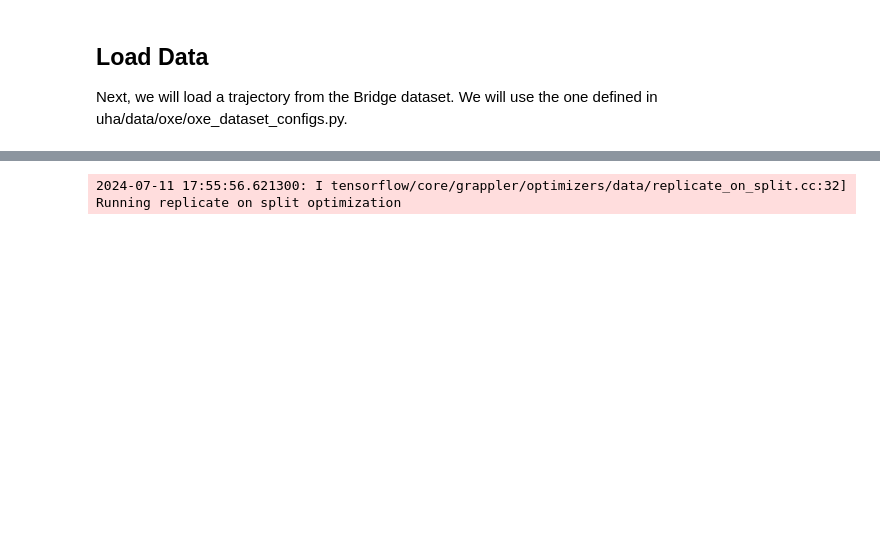
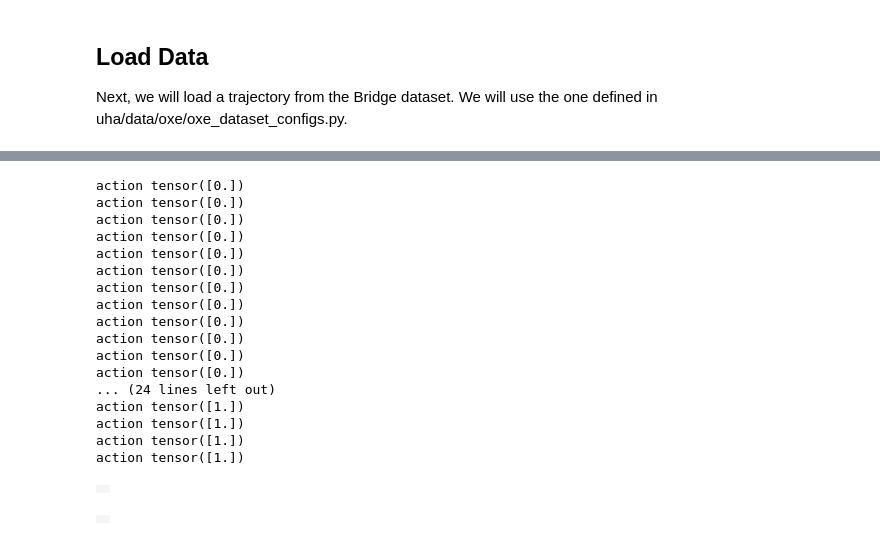
Before and after one commit to mbreuss/oxe_torch_dataloader, a Jupyter notebook: scripts/quick_check_dataloader.ipynb, the cells around one changed output, grey strips where cells are left out. Saved outputs shown, nothing was run; the diff lists cells and outputs as text; code cells hidden in the pictures; blank space fills up the shorter version.

```diff
--- a/scripts/quick_check_dataloader.ipynb
+++ b/scripts/quick_check_dataloader.ipynb
@@ -36,16 +36,19 @@ cfg_transforms = omegaconf.OmegaConf.load("../uha/data/conf/transforms/oxe_no_re
 # dataset = get_octo_dataset_tensorflow(cfg, train=True)
 dataset = get_single_dataset_tensorflow(cfg, train=True) # .repeat().unbatch()
 is_single_dataset = True
-batch_size = 128
+batch_size = 40
 # create Pytorch Train Dataset
 dataloader = make_pytorch_oxe_iterable_dataset(dataset, train=True, batch_size=batch_size, transform_dict=cfg_transforms, num_workers=0, pin_memory=True, is_single_dataset=is_single_dataset, main_process=False)
 # print("len in colab", len(dataloader.dataset))
 it = iter(dataloader)
 batch = next(it)
+batch = next(it)
+batch = next(it)
 images, image_wrist = [], []
 for i in range(batch_size):
   images.append(batch["observation"]["image_primary"][i, 0].numpy()) # [batch_size, window_size, rgb, width, height]
   image_wrist.append(batch["observation"]["image_secondary"][i, 0].numpy()) # [batch_size, window_size, rgb, width, height]
+  print("action", batch["action"][i, :, 0, -1])
 
 mediapy.show_video(images, fps=10)
 mediapy.show_video(image_wrist, fps=10)
@@ -59 +61,19 @@ mediapy.show_video(image_wrist, fps=10)
-2024-07-11 17:55:56.621300: I tensorflow/core/grappler/optimizers/data/replicate_on_split.cc:32] Running replicate on split optimization
+action tensor([0.])
+action tensor([0.])
+action tensor([0.])
+action tensor([0.])
+action tensor([0.])
+action tensor([0.])
+action tensor([0.])
+action tensor([0.])
+action tensor([0.])
+action tensor([0.])
+action tensor([0.])
+action tensor([0.])
+... (24 lines left out)
+action tensor([1.])
+action tensor([1.])
+action tensor([1.])
+action tensor([1.])
+|  |
+|  |
```
Also changed, not shown: parts of 2 cells of this notebook, 6 other files.
